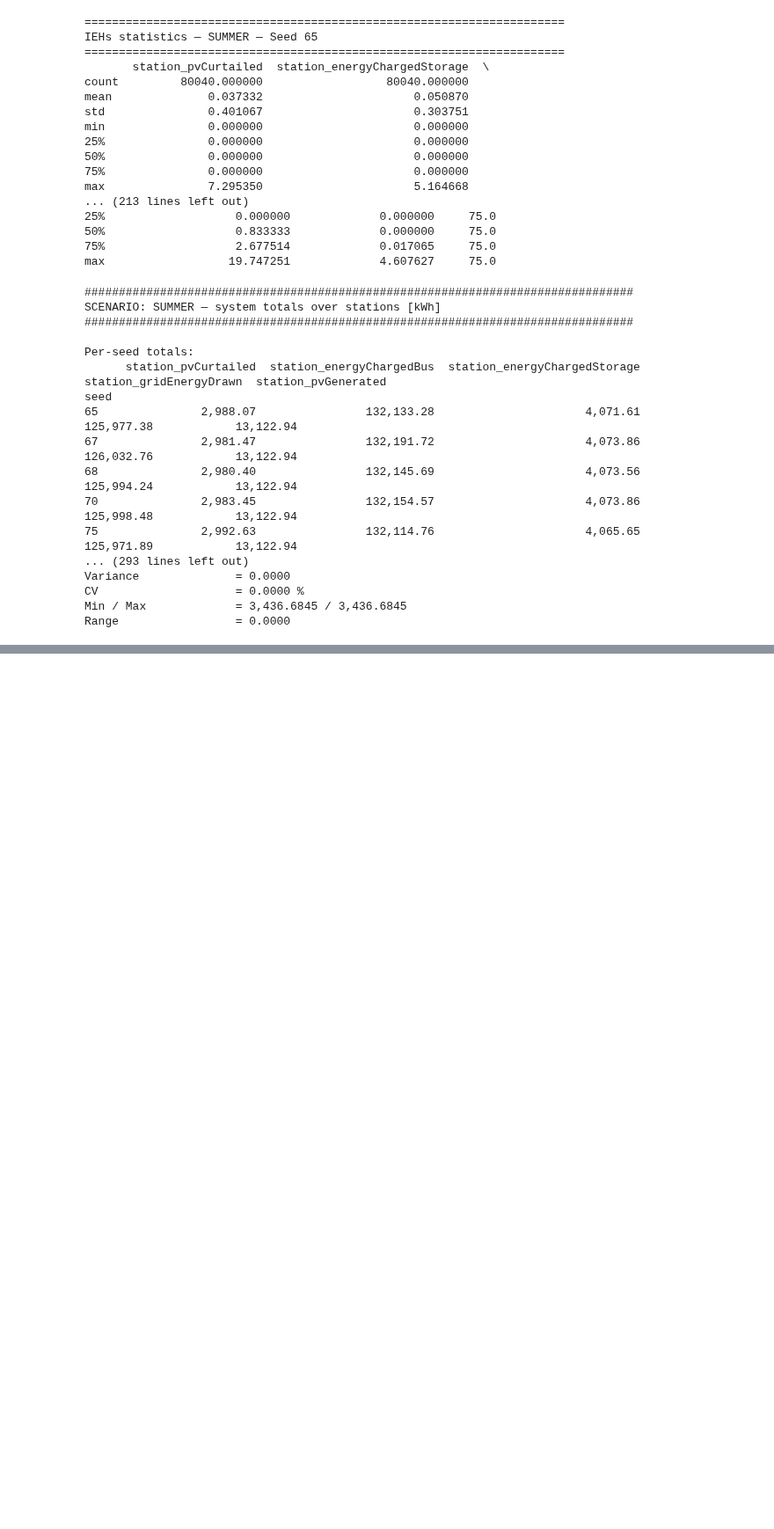
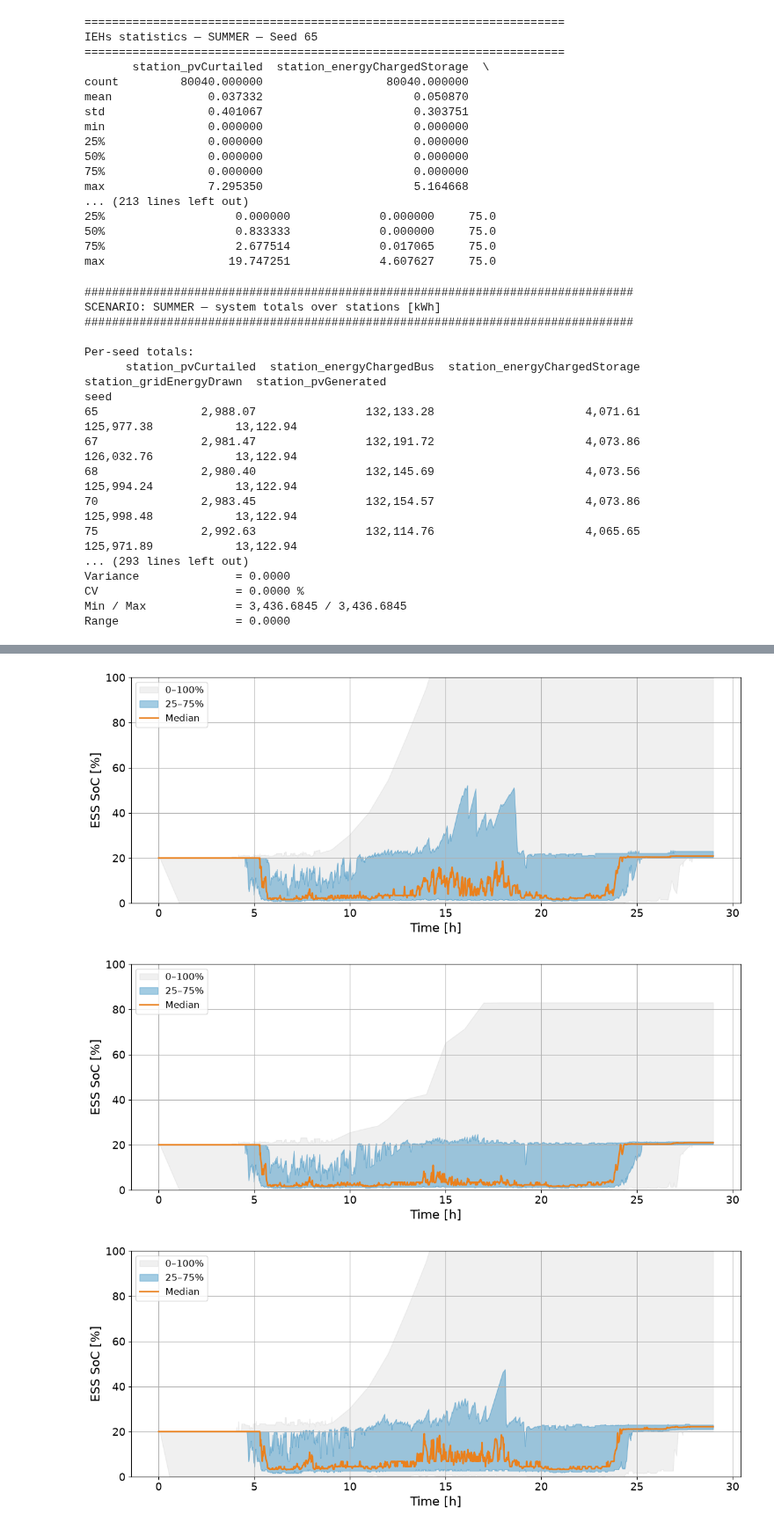
Before and after one commit to sven-vorg/best-ebus, a Jupyter notebook: scenario/eBuS/analysis/chargingstations/ieh_analysis.ipynb, the cells around one changed output, grey strips where cells are left out. Shown at 88% size. Saved outputs shown, nothing was run; the diff lists cells and outputs as text; code cells hidden in the pictures; blank space fills up the shorter version.

```diff
--- a/scenario/eBuS/analysis/chargingstations/ieh_analysis.ipynb
+++ b/scenario/eBuS/analysis/chargingstations/ieh_analysis.ipynb
@@ -14,7 +14,8 @@ DATABASE_PATH = "../../database/eBuS.duckdb"
 VEHICLE_DICT = {"Ebusco2.2electric12m": "Ebusco 2.2", "SolarisUrbino12electric": "Urbino 12", "SolarisUrbino18electric": "Urbino 18"}
 SCENARIOS = ["summer", "winter", "reduced", "increased", "gridsoc"]
 SEEDS = [65, 67, 68, 70, 75]
-OUTPUT_PATH = Path(r"C:\Users\svens\Nextcloud\Masterarbeit\Grafiken\FinalPlots")
+#OUTPUT_PATH = Path(r"C:\Users\svens\Nextcloud\Masterarbeit\Grafiken\FinalPlots")
+OUTPUT_PATH = Path(r"C:\Users\Ralop\Nextcloud\Masterarbeit\Grafiken\FinalPlots")
 # %% [markdown]
 ## Total Energy Consumed, Charged and Generated
 # %%
@@ -463,0 +374,57 @@ solution_events_to_time_row(r"G:\Dokumente\Studium\FU Berlin\BeSTeBuS\best-ebus\
+# %%
+def ess_soc_over_time(output_dir: Path):
+
+    con = duckdb.connect(DATABASE_PATH)
+
+    df = con.execute(
+        """
+        SELECT
+            timestep_time,
+            station_essSoc,
+            station_id,
+            station_capacity,
+            scenario,
+            seed
+        FROM multirun_ess
+        WHERE seed = 65
+        ORDER BY timestep_time
+        """
+    ).fetchdf()
+
+    con.close()
+
+    df["timestep_time"] = df["timestep_time"] / 3600
+    df["station_essSoc_pct"] = df["station_essSoc"] / df["station_capacity"] * 100
+
+    for scenario in SCENARIOS:
+        subset = df[df["scenario"] == scenario]
+
+        # pivot: rows = time, cols = station
+        pivot = subset.pivot_table(
+            index="timestep_time", columns="station_id", values="station_essSoc_pct"
+        ).sort_index()
+
+        q = pivot.quantile([0.0, 0.25, 0.5, 0.75, 1.0], axis=1).T
+
+        fig, ax = plt.subplots(figsize=(12, 5))
+
+        ax.fill_between(q.index, q[0.0], q[1.0], alpha=0.2, label="0–100%", color="#b8b8b8")
+        ax.fill_between(q.index, q[0.25], q[0.75], alpha=0.4, label="25–75%", color="#1a80bb")
+        ax.plot(q.index, q[0.5], lw=2, label="Median", color="#ea801c")
+        ax.tick_params(labelsize=14)
+        ax.set_xlabel("Time [h]", fontsize=16)
+        ax.set_ylabel("ESS SoC [%]", fontsize=16)
+        ax.set_ylim(0, 100)
+        ax.grid(True)
+        ax.legend(fontsize=12)
+        plt.tight_layout()
+        fig.savefig(output_dir / f"{scenario}_ess_over_time.pdf")
+        plt.show()
+        plt.close(fig)
+
+
+ess_soc_over_time(OUTPUT_PATH)
+# %% [output]
+[figure, added]
+[figure, added]
+[figure, added]
```
Also changed, not shown: parts of 5 cells of this notebook, 7 other files.
